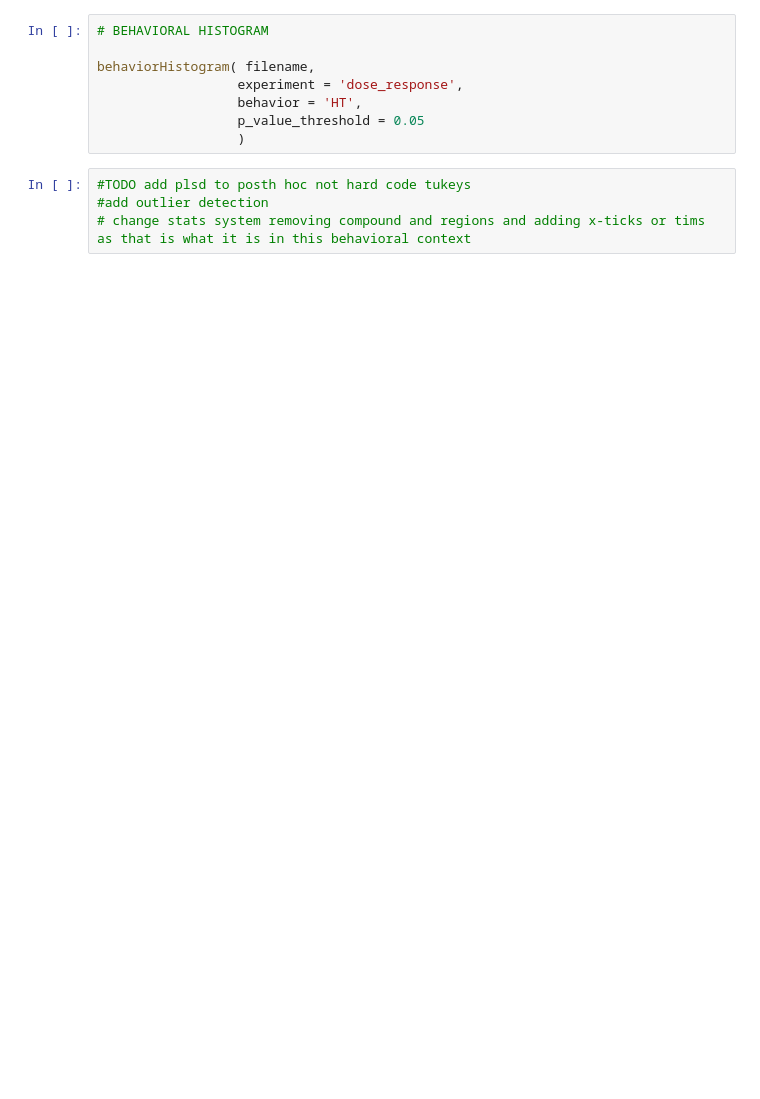
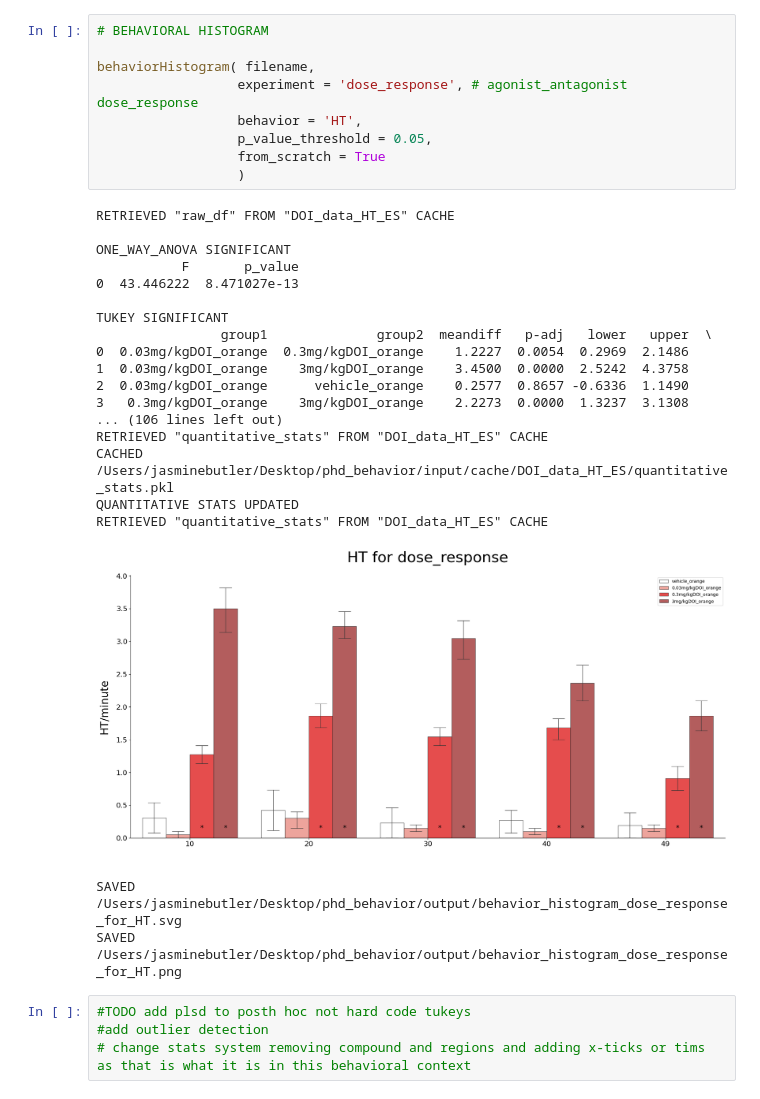
Before and after one commit to jjb-hub/phd_behavior, a Jupyter notebook: DASHBOARD.ipynb, the cells around one changed output. Saved outputs shown, nothing was run; the diff lists cells and outputs as text; blank space fills up the shorter version.

```diff
--- a/DASHBOARD.ipynb
+++ b/DASHBOARD.ipynb
@@ -70,11 +77,33 @@ SAVED /Users/jasminebutler/Desktop/phd_behavior/output/head_twitch_histogram_dos
 # %%
 # BEHAVIORAL HISTOGRAM
 
 behaviorHistogram( filename,
-                  experiment = 'dose_response',
+                  experiment = 'dose_response', # agonist_antagonist dose_response
                   behavior = 'HT',
-                  p_value_threshold = 0.05
+                  p_value_threshold = 0.05,
+                  from_scratch = True
                   )
+# %% [output]
+RETRIEVED "raw_df" FROM "DOI_data_HT_ES" CACHE
+
+ONE_WAY_ANOVA SIGNIFICANT
+           F       p_value
+0  43.446222  8.471027e-13
+
+TUKEY SIGNIFICANT
+                group1              group2  meandiff   p-adj   lower   upper  \
+0  0.03mg/kgDOI_orange  0.3mg/kgDOI_orange    1.2227  0.0054  0.2969  2.1486
+1  0.03mg/kgDOI_orange    3mg/kgDOI_orange    3.4500  0.0000  2.5242  4.3758
+2  0.03mg/kgDOI_orange      vehicle_orange    0.2577  0.8657 -0.6336  1.1490
+3   0.3mg/kgDOI_orange    3mg/kgDOI_orange    2.2273  0.0000  1.3237  3.1308
+... (106 lines left out)
+RETRIEVED "quantitative_stats" FROM "DOI_data_HT_ES" CACHE
+CACHED /Users/jasminebutler/Desktop/phd_behavior/input/cache/DOI_data_HT_ES/quantitative_stats.pkl
+QUANTITATIVE STATS UPDATED
+RETRIEVED "quantitative_stats" FROM "DOI_data_HT_ES" CACHE
+[figure, added]
+SAVED /Users/jasminebutler/Desktop/phd_behavior/output/behavior_histogram_dose_response_for_HT.svg
+SAVED /Users/jasminebutler/Desktop/phd_behavior/output/behavior_histogram_dose_response_for_HT.png
 # %%
 #TODO add plsd to posth hoc not hard code tukeys
 #add outlier detection
```
Also changed, not shown: parts of 4 cells of this notebook, 2 other files.
